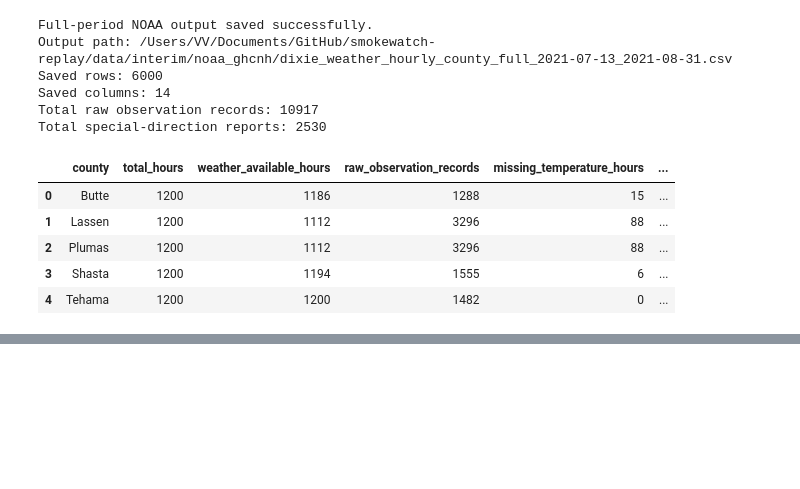
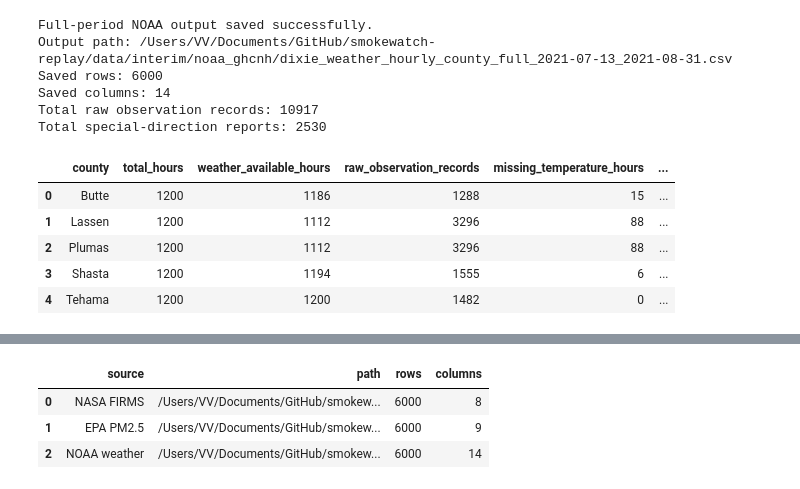
Before and after one commit to varunavy/smokewatch-replay, a Jupyter notebook: notebooks/01_full_period_pipeline.ipynb, the cells around one changed output, grey strips where cells are left out. Saved outputs shown, nothing was run; the diff lists cells and outputs as text; code cells hidden in the pictures; blank space fills up the shorter version.

```diff
--- a/notebooks/01_full_period_pipeline.ipynb
+++ b/notebooks/01_full_period_pipeline.ipynb
@@ -3635,0 +3647,99 @@ Total special-direction reports: 2530
+# %%
+def locate_full_period_csv(
+    interim_subdirectory,
+    preferred_filename,
+):
+    interim_directory = (
+        project_root
+        / "data"
+        / "interim"
+        / interim_subdirectory
+    )
+
+    preferred_path = (
+        interim_directory
+        / preferred_filename
+    )
+
+    if preferred_path.exists():
+        return preferred_path
+
+    matching_paths = sorted(
+        interim_directory.glob(
+            "*full*2021-07-13*2021-08-31*.csv"
+        )
+    )
+
+    if len(matching_paths) == 1:
+        return matching_paths[0]
+
+    raise FileNotFoundError(
+        f"Could not uniquely locate the full-period file "
+        f"in {interim_directory}. Matches: {matching_paths}"
+    )
+
+
+full_period_fire_path = locate_full_period_csv(
+    "nasa_firms",
+    "dixie_fire_hourly_county_full_2021-07-13_2021-08-31.csv",
+)
+
+full_period_pm25_path = locate_full_period_csv(
+    "epa_airdata",
+    "dixie_pm25_hourly_county_full_2021-07-13_2021-08-31.csv",
+)
+
+full_period_weather_path = locate_full_period_csv(
+    "noaa_ghcnh",
+    "dixie_weather_hourly_county_full_2021-07-13_2021-08-31.csv",
+)
+
+
+full_period_fire_loaded = pd.read_csv(
+    full_period_fire_path
+)
+
+full_period_pm25_loaded = pd.read_csv(
+    full_period_pm25_path
+)
+
+full_period_weather_loaded = pd.read_csv(
+    full_period_weather_path
+)
+
+
+source_file_inventory = pd.DataFrame(
+    [
+        {
+            "source": "NASA FIRMS",
+            "path": str(full_period_fire_path),
+            "rows": len(full_period_fire_loaded),
+            "columns": len(
+                full_period_fire_loaded.columns
+            ),
+        },
+        {
+            "source": "EPA PM2.5",
+            "path": str(full_period_pm25_path),
+            "rows": len(full_period_pm25_loaded),
+            "columns": len(
+                full_period_pm25_loaded.columns
+            ),
+        },
+        {
+            "source": "NOAA weather",
+            "path": str(full_period_weather_path),
+            "rows": len(full_period_weather_loaded),
+            "columns": len(
+                full_period_weather_loaded.columns
+            ),
+        },
+    ]
+)
+
+display(source_file_inventory)
+# %% [output]
+|  | source | path | rows | columns |
+| 0 | NASA FIRMS | /Users/VV/Documents/GitHub/smokew... | 6000 | 8 |
+| 1 | EPA PM2.5 | /Users/VV/Documents/GitHub/smokew... | 6000 | 9 |
+| 2 | NOAA weather | /Users/VV/Documents/GitHub/smokew... | 6000 | 14 |
```
Also changed, not shown: parts of 6 cells of this notebook, 7 other files.
